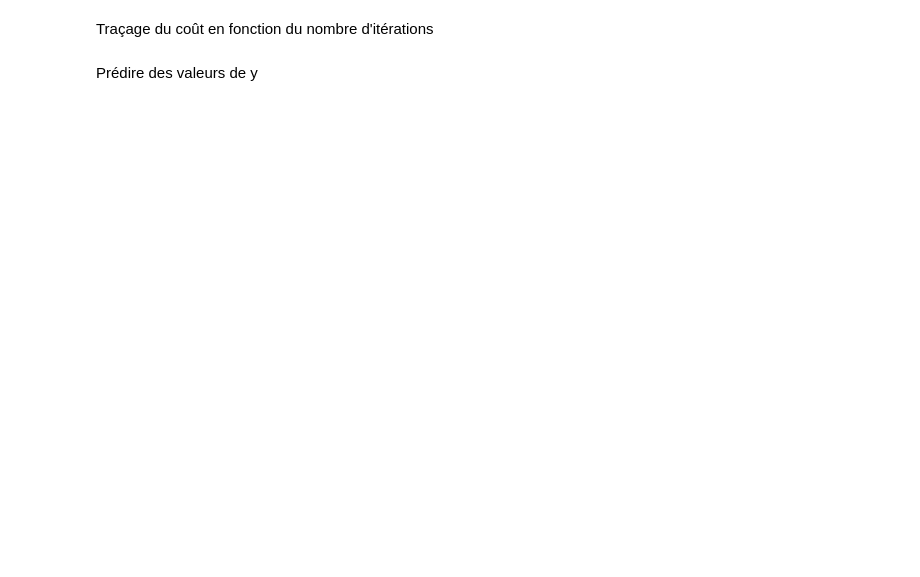
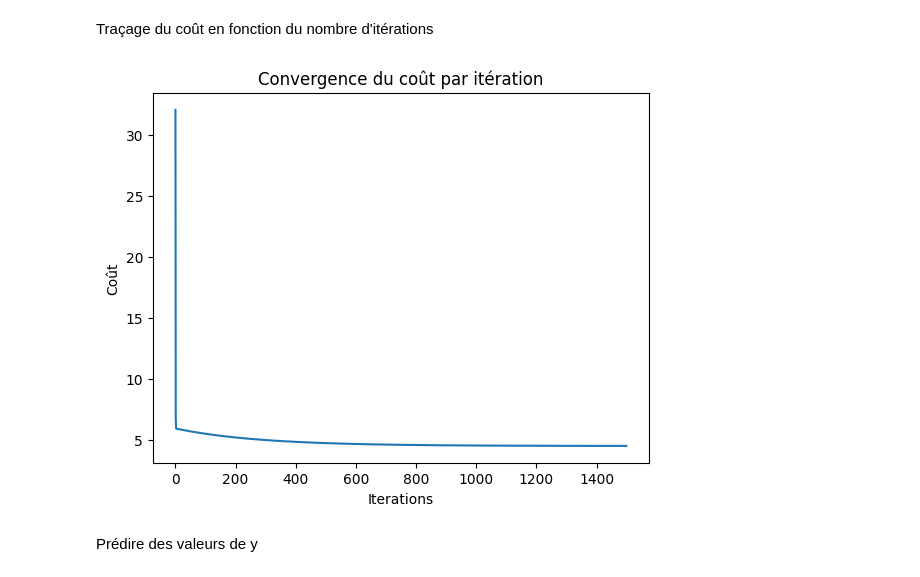
Before and after one commit to sarahmoussaoui/TP-Reseaux-de-Neurones, a Jupyter notebook: TP2/TP 2 Descente du gradient.ipynb, the cells around one changed output. Cells and saved outputs as stored; diff of their text form; code cells hidden in the pictures; blank space fills up the shorter version.

```diff
--- a/TP2/TP 2 Descente du gradient.ipynb
+++ b/TP2/TP 2 Descente du gradient.ipynb
@@ -115,5 +411,14 @@ Traçage du coût en fonction de $\theta_0$ et $\theta_1$
 # %% [markdown]
 Traçage du coût en fonction du nombre d'itérations
+# %%
+# Traçage du coût en fonction du nombre d'itérations
+plt.plot(range(iterations), cost_history )
+plt.xlabel('Iterations')
+plt.ylabel('Coût')
+plt.title('Convergence du coût par itération')
+plt.show()
+# %% [output]
+[figure, added]
 # %% [markdown]
 Prédire des valeurs de y
 # %%
```
Also changed, not shown: parts of 41 cells of this notebook.
